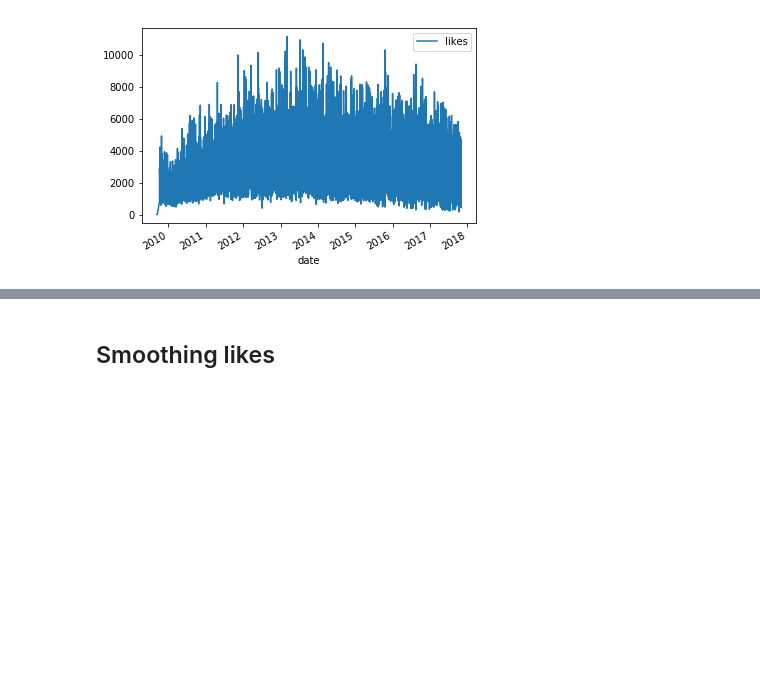
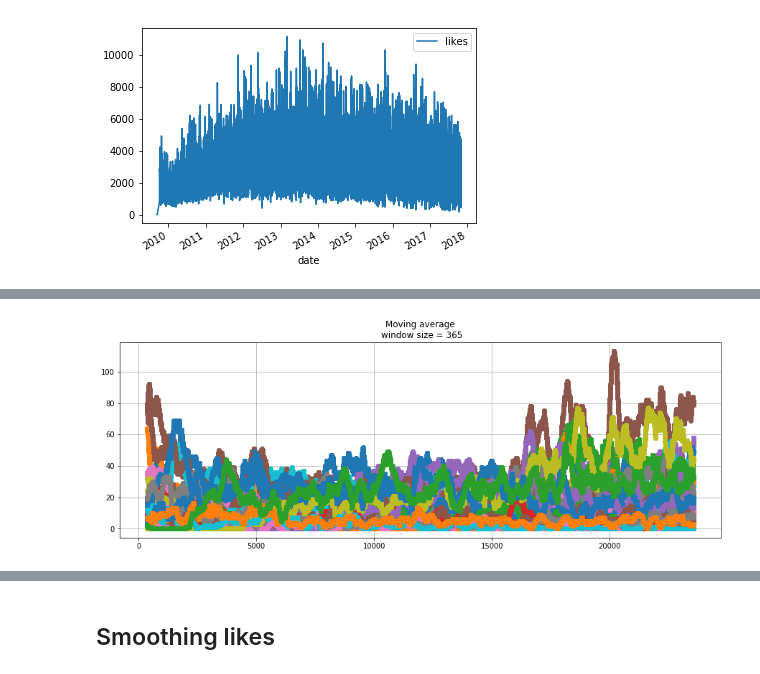
Before and after one commit to alexeyqu/zadolbali_corpus, a Jupyter notebook: timeseries/timeseries.ipynb, the cells around one changed output, grey strips where cells are left out. Saved outputs shown, nothing was run; the diff lists cells and outputs as text; code cells hidden in the pictures; blank space fills up the shorter version.

```diff
--- a/timeseries/timeseries.ipynb
+++ b/timeseries/timeseries.ipynb
@@ -28,0 +112,4 @@ df.plot(x='date', y='likes')
+# %%
+plotMovingAverage(df_tags[all_tags], 365)
+# %% [output]
+[figure, added]
```
Also changed, not shown: parts of 19 cells of this notebook.
